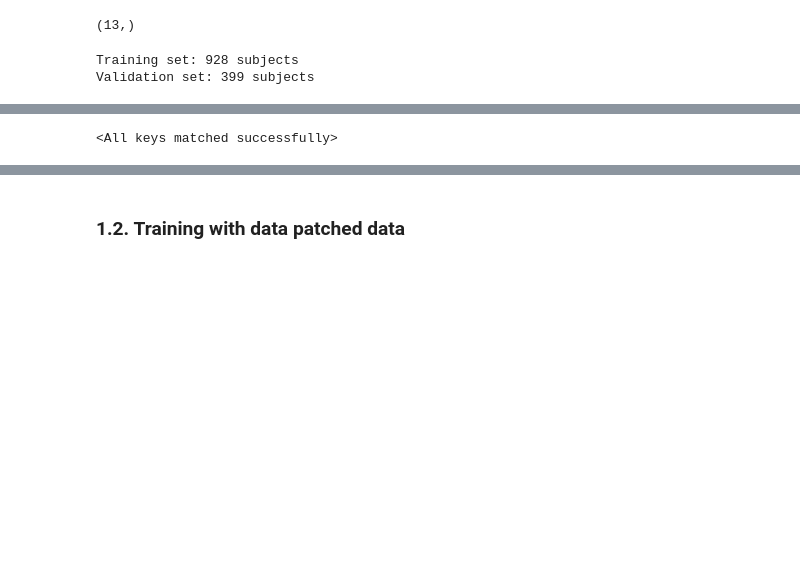
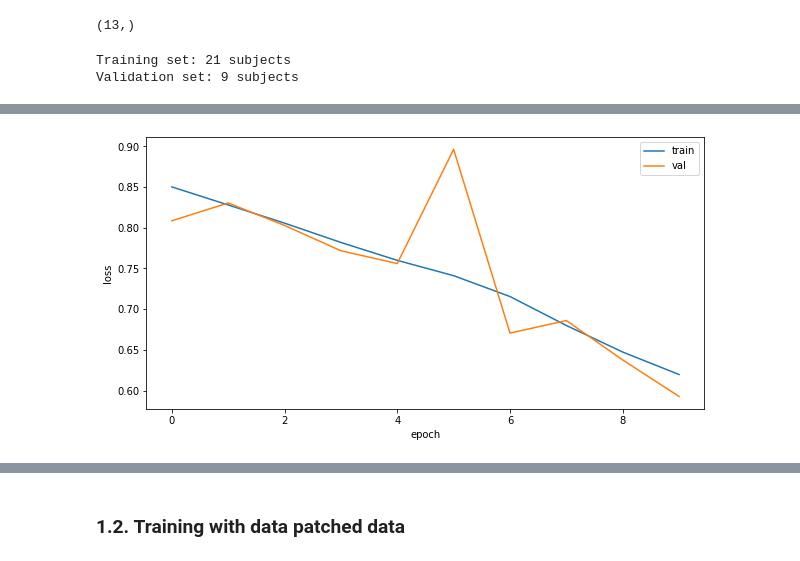
Before and after one commit to kondratevakate/mri-epilepsy-diagnosis, a Jupyter notebook: segmentation/baseline_3d_unet_no_transfer.ipynb, the cells around one changed output, grey strips where cells are left out. Saved outputs shown, nothing was run; the diff lists cells and outputs as text; code cells hidden in the pictures; blank space fills up the shorter version.

```diff
--- a/segmentation/baseline_3d_unet_no_transfer.ipynb
+++ b/segmentation/baseline_3d_unet_no_transfer.ipynb
@@ -150,9 +142,20 @@ validation_transform = Compose([
 ])
 # %%
-training_loader, validation_loader = get_loaders(fcd_data, cv_splits[0], training_transform = training_transform,
-    validation_transform = validation_transform)
+training_loader, validation_loader = get_loaders(fcd_data, cv_splits[0], training_transform, validation_transform)
 # %% [output]
-Training set: 928 subjects
-Validation set: 399 subjects
+Training set: 21 subjects
+Validation set: 9 subjects
 # %%
-experiment.set_name("Whole images train, norm, seg")
+experiment.set_name("Whole images test, no augm")
+# %%
+train_idx, validation_idx = cv_splits[0]
+batch_size=1
+training_loader = DataLoader(Subset(fcd_data, train_idx),
+                                      shuffle=False,
+                                      batch_size=batch_size,
+                                      drop_last=False)
+
+validation_loader = DataLoader(Subset(fcd_data, validation_idx),
+                                      shuffle=False,
+                                      batch_size=batch_size,
+                                      drop_last=False)
@@ -163,14 +175,17 @@ model, optimizer, scheduler = get_model_and_optimizer(device)
 
 training_params =  {
     'num_epochs': 10,
-    'training_loader':training_loader,
-    'validation_loader':validation_loader,
+    'training_loader': training_loader,
+    'validation_loader': validation_loader,
     'model': model,
     'optimizer': optimizer,
-    'scheduler':scheduler,
-    'weights_stem':'whole_images_train_seg',
+    'scheduler': False,
+    'weights_stem':'whole_images_test_seg',
     'experiment':experiment,
-    'verbose':True
+    'verbose':True,
+    'save_epoch':5
+
 }
 
 train(**training_params)
+# %% [output]
@@ -177,8 +195,7 @@ train(**training_params)
+[figure, added]
 # %%
-model, optimizer, scheduler = get_model_and_optimizer(device)
-model.load_state_dict(torch.load('weights/whole_images_train_epoch_2.pth'))
+# model, optimizer, scheduler = get_model_and_optimizer(device)
+# model.load_state_dict(torch.load('weights/whole_images_train_epoch_2.pth'))
-# %% [output]
-<All keys matched successfully>
 # %%
 batch = next(iter(validation_loader))
 model.eval()
```
Also changed, not shown: parts of 11 cells of this notebook, 19 other files.
